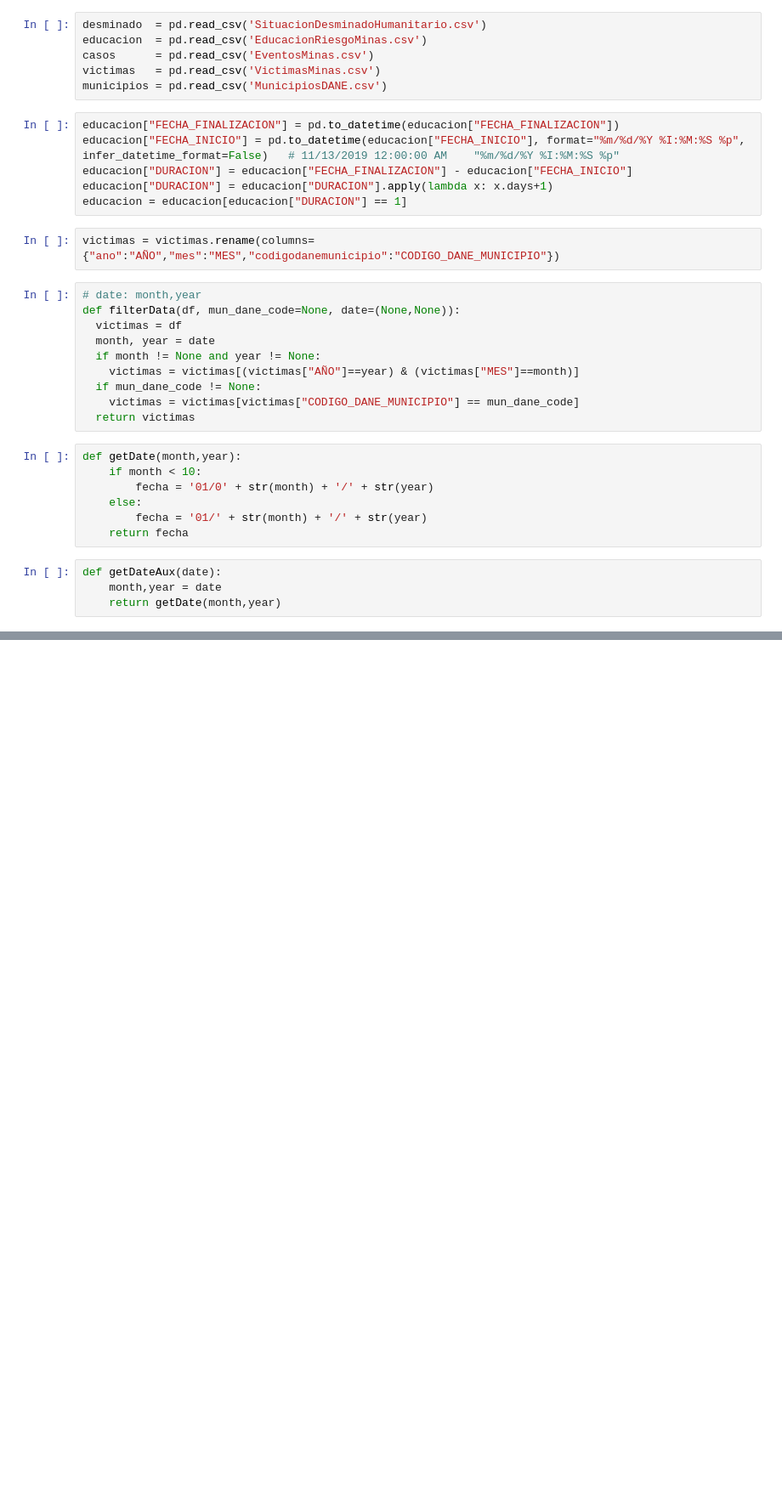
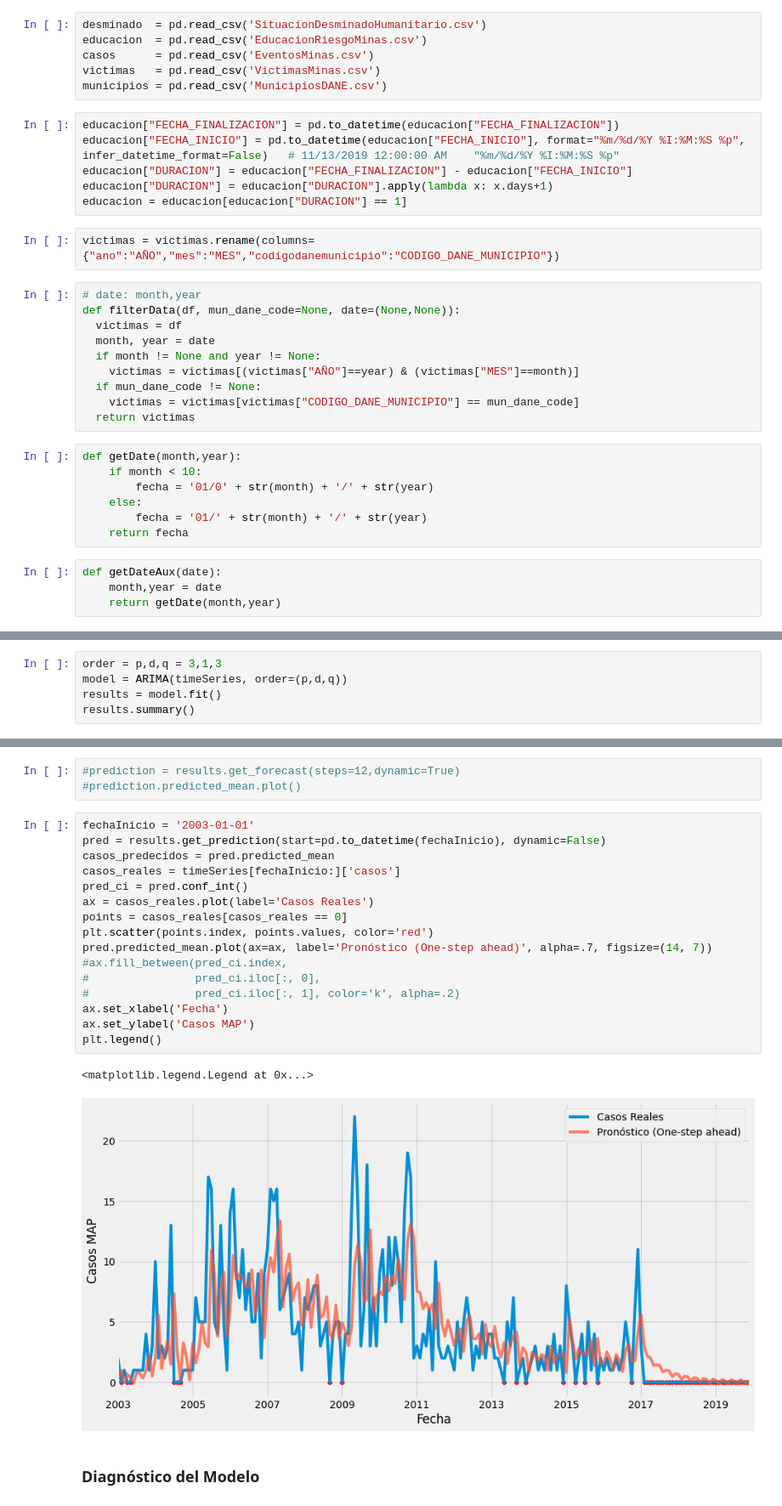
Before and after one commit to Meme-Science/DS-Project, a Jupyter notebook: EDA/EDA_MAP/PrediccionMAP ARIMA.ipynb, the cells around one changed output, grey strips where cells are left out. Shown at 85% size. Saved outputs shown, nothing was run; the diff lists cells and outputs as text; blank space fills up the shorter version.

```diff
--- a/EDA/EDA_MAP/PrediccionMAP ARIMA.ipynb
+++ b/EDA/EDA_MAP/PrediccionMAP ARIMA.ipynb
@@ -86,0 +197,5 @@ autocorrelation_plot(timeSeries)
+# %%
+order = p,d,q = 3,1,3
+model = ARIMA(timeSeries, order=(p,d,q))
+results = model.fit()
+results.summary()
@@ -86,0 +225,24 @@ autocorrelation_plot(timeSeries)
+# %%
+#prediction = results.get_forecast(steps=12,dynamic=True)
+#prediction.predicted_mean.plot()
+# %%
+fechaInicio = '2003-01-01'
+pred = results.get_prediction(start=pd.to_datetime(fechaInicio), dynamic=False)
+casos_predecidos = pred.predicted_mean
+casos_reales = timeSeries[fechaInicio:]['casos']
+pred_ci = pred.conf_int()
+ax = casos_reales.plot(label='Casos Reales')
+points = casos_reales[casos_reales == 0]
+plt.scatter(points.index, points.values, color='red')
+pred.predicted_mean.plot(ax=ax, label='Pronóstico (One-step ahead)', alpha=.7, figsize=(14, 7))
+#ax.fill_between(pred_ci.index,
+#                pred_ci.iloc[:, 0],
+#                pred_ci.iloc[:, 1], color='k', alpha=.2)
+ax.set_xlabel('Fecha')
+ax.set_ylabel('Casos MAP')
+plt.legend()
+# %% [output]
+<matplotlib.legend.Legend at 0x...>
+[figure, added]
+# %% [markdown]
+### Diagnóstico del Modelo
```
Also changed, not shown: parts of 45 cells of this notebook, 1 other file.
